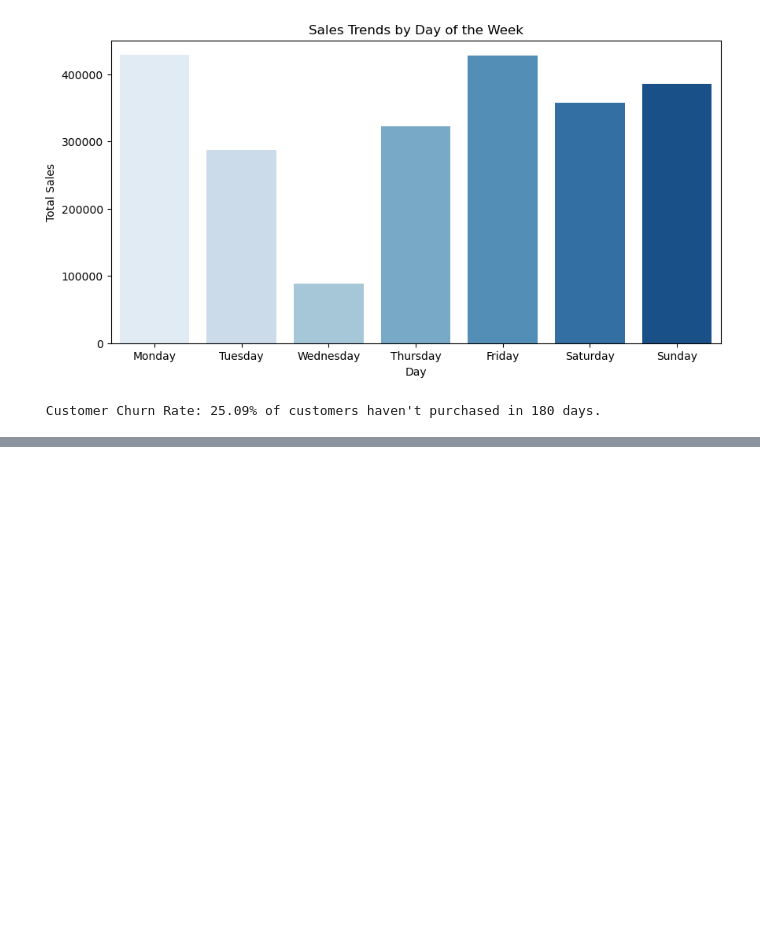
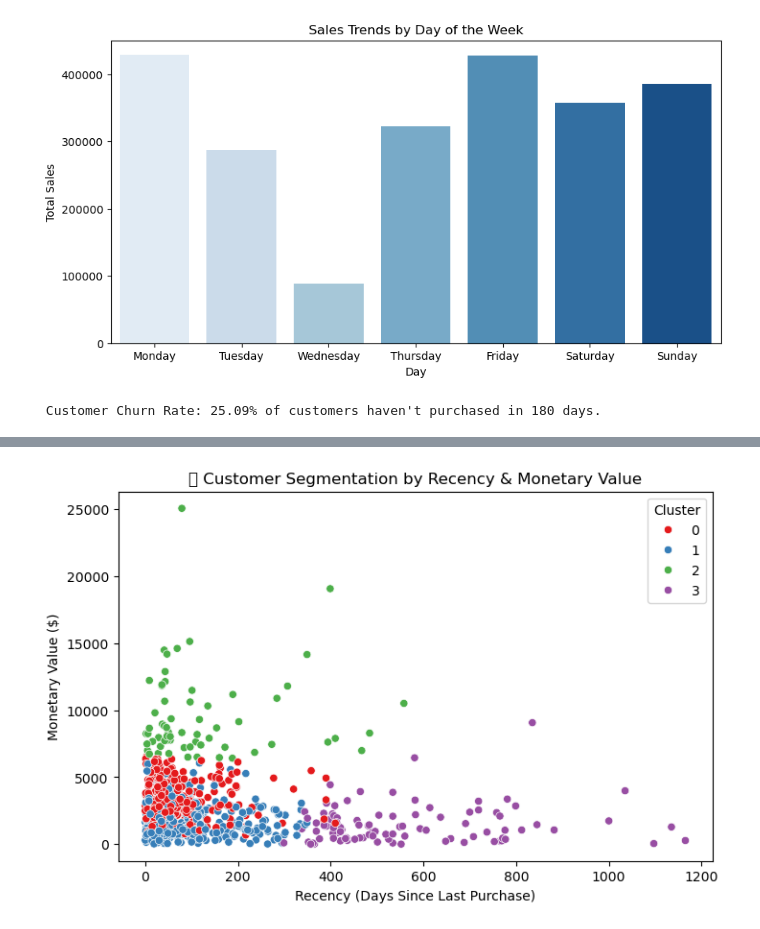
Before and after one commit to yrehim7/Superstore-EDA-analysis, a Jupyter notebook: main.ipynb, the cells around one changed output, grey strips where cells are left out. Drawn from its saved outputs; the diff is of its cells as text; code cells hidden in the pictures; blank space fills up the shorter version.

```diff
--- a/main.ipynb
+++ b/main.ipynb
@@ -535,0 +604,9 @@ print(f" Customer Churn Rate: {churn_rate:.2f}% of customers haven't purchased i
+# %%
+plt.figure(figsize=(8, 5))
+sns.scatterplot(x=rfm["Recency"], y=rfm["Monetary"], hue=rfm["Cluster"], palette="Set1")
+plt.title("📊 Customer Segmentation by Recency & Monetary Value")
+plt.xlabel("Recency (Days Since Last Purchase)")
+plt.ylabel("Monetary Value ($)")
+plt.show()
+# %% [output]
+[figure, added]
```
Also changed, not shown: parts of 6 cells of this notebook.
